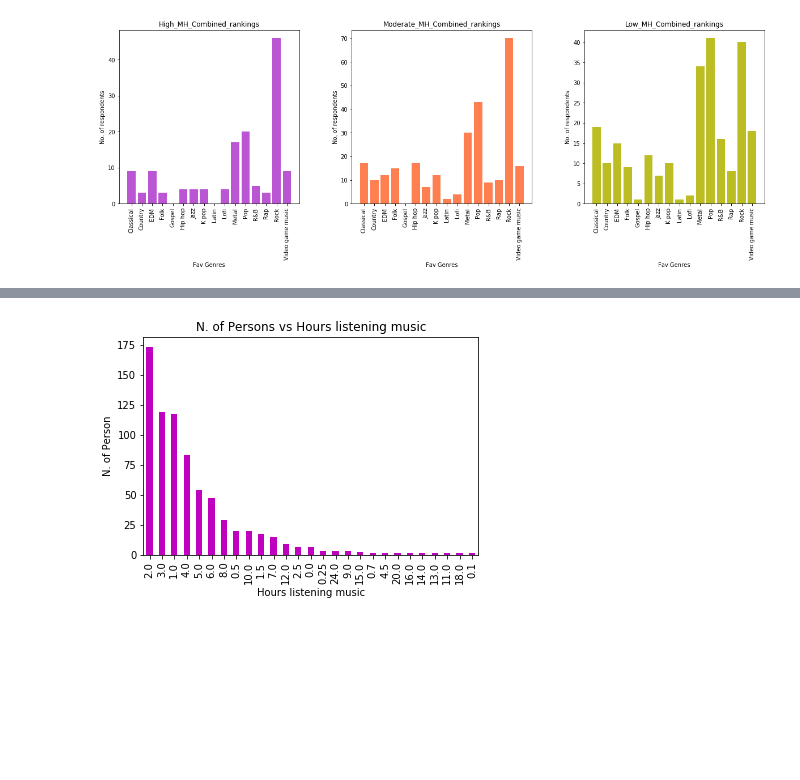
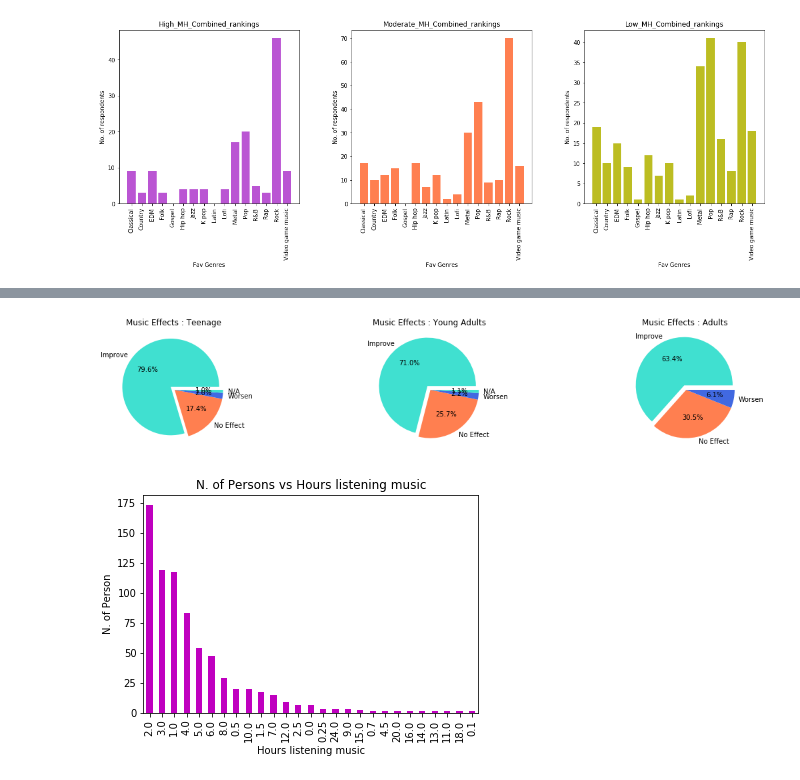
Before and after one commit to acosta109/Project-1, a Jupyter notebook: master_code_mental_health_analysis.ipynb, the cells around one changed output, grey strips where cells are left out. Saved outputs shown, nothing was run; the diff lists cells and outputs as text; code cells hidden in the pictures; blank space fills up the shorter version.

```diff
--- a/master_code_mental_health_analysis.ipynb
+++ b/master_code_mental_health_analysis.ipynb
@@ -467,3 +461,34 @@ plt.show()
+# %%
+Music_effects_Teenage =Teenage_df["Music effects"].value_counts()
+Music_effects_Young_Adults =Young_adults_df["Music effects"].value_counts()
+Music_effects_Adults =Adults_df["Music effects"].value_counts()
+
+a = Music_effects_Teenage
+b = Music_effects_Young_Adults
+c = Music_effects_Adults
+
+fig,(ax4, ax5, ax6) = plt.subplots(1,3)
+fig.tight_layout(w_pad =5)
+fig.set_figheight(10)
+fig.set_figwidth(15)
+
+labels1 = ["Improve", "No Effect", "Worsen", "N/A"]
+
+ax4.pie(a, labels = labels1, explode = [0.1,0,0,0], autopct='%.1f%%', colors=["turquoise", "coral","royalblue"])
+ax4.title.set_text("Music Effects : Teenage ")
+
+ax5.pie(b, labels = labels1, explode = [0.1,0,0,0], autopct='%.1f%%', colors=["turquoise", "coral","royalblue"])
+ax5.title.set_text("Music Effects : Young Adults ")
+
+labels2 = ["Improve", "No Effect", "Worsen"]
+ax6.pie(c, labels = labels2, explode = [0.1,0,0], autopct='%.1f%%', colors=["turquoise", "coral","royalblue"])
+ax6.title.set_text("Music Effects : Adults ")
+
+plt.savefig("Output/Music_Effects_Age_Group.png", bbox_inches='tight')
+
+plt.show()
+# %% [output]
+[figure, added]
 # %%
 services = mental_health_data_df['Hours per day'].value_counts()
 services.plot(kind='bar', color = "m")
```
Also changed, not shown: parts of 10 cells of this notebook, 3 other files.
